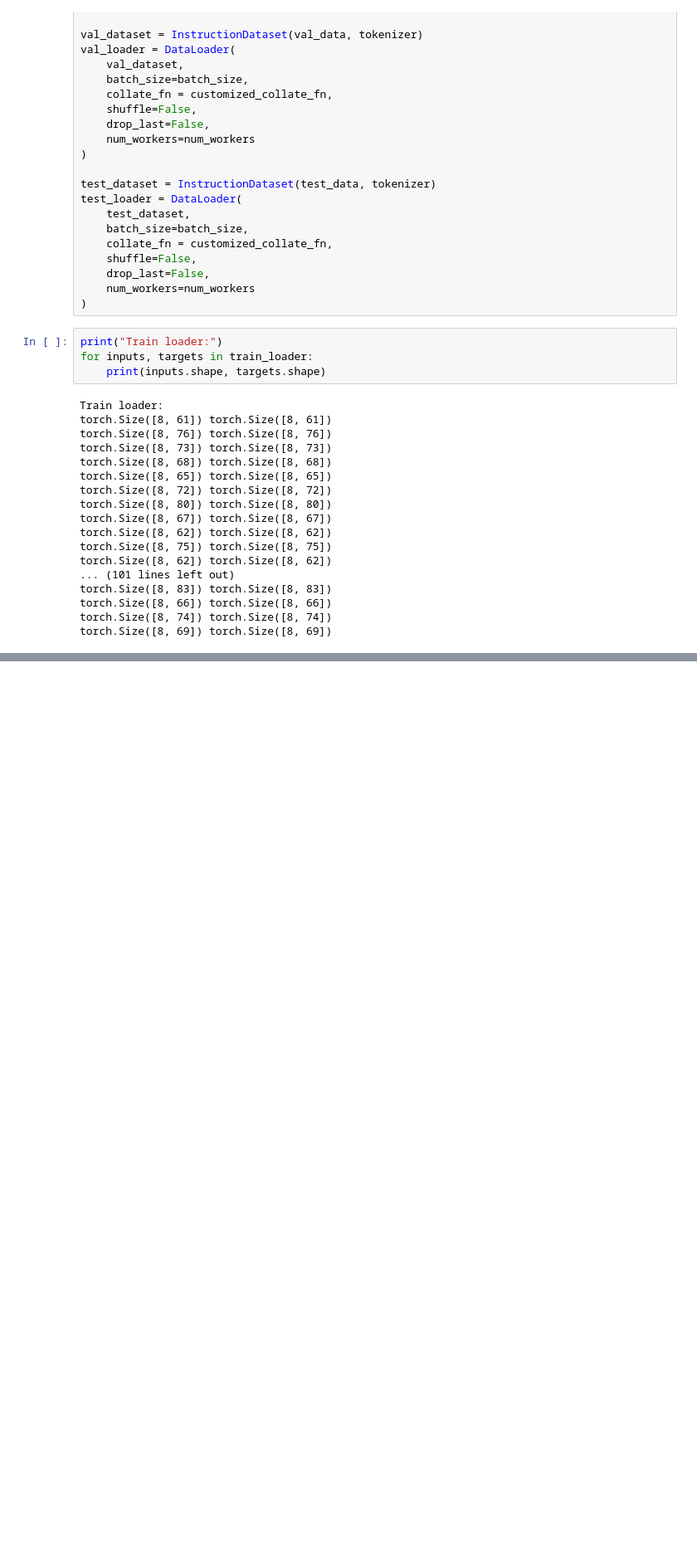
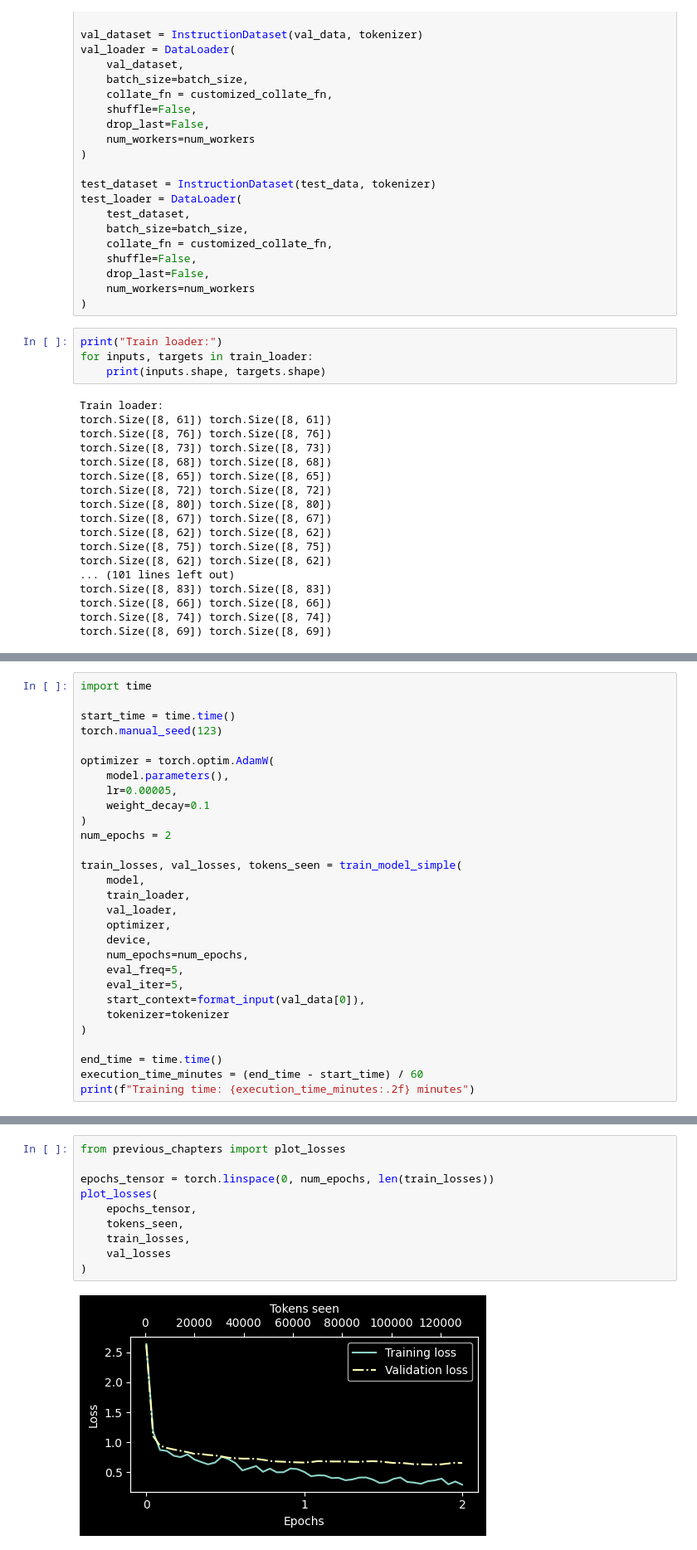
Before and after one commit to becky3/LLMs-from-scratch, a Jupyter notebook: ch07/ch07.ipynb, the cells around one changed output, grey strips where cells are left out. Shown at 83% size. Saved outputs shown, nothing was run; the diff lists cells and outputs as text; blank space fills up the shorter version.

```diff
--- a/ch07/ch07.ipynb
+++ b/ch07/ch07.ipynb
@@ -355,0 +471,29 @@ torch.Size([8, 69]) torch.Size([8, 69])
+# %%
+import time
+
+start_time = time.time()
+torch.manual_seed(123)
+
+optimizer = torch.optim.AdamW(
+    model.parameters(),
+    lr=0.00005,
+    weight_decay=0.1
+)
+num_epochs = 2
+
+train_losses, val_losses, tokens_seen = train_model_simple(
+    model,
+    train_loader,
+    val_loader,
+    optimizer,
+    device,
+    num_epochs=num_epochs,
+    eval_freq=5,
+    eval_iter=5,
+    start_context=format_input(val_data[0]),
+    tokenizer=tokenizer
+)
+
+end_time = time.time()
+execution_time_minutes = (end_time - start_time) / 60
+print(f"Training time: {execution_time_minutes:.2f} minutes")
@@ -355,0 +518,12 @@ torch.Size([8, 69]) torch.Size([8, 69])
+# %%
+from previous_chapters import plot_losses
+
+epochs_tensor = torch.linspace(0, num_epochs, len(train_losses))
+plot_losses(
+    epochs_tensor,
+    tokens_seen,
+    train_losses,
+    val_losses
+)
+# %% [output]
+[figure, added]
```
Also changed, not shown: parts of 21 cells of this notebook, 6 other files.
